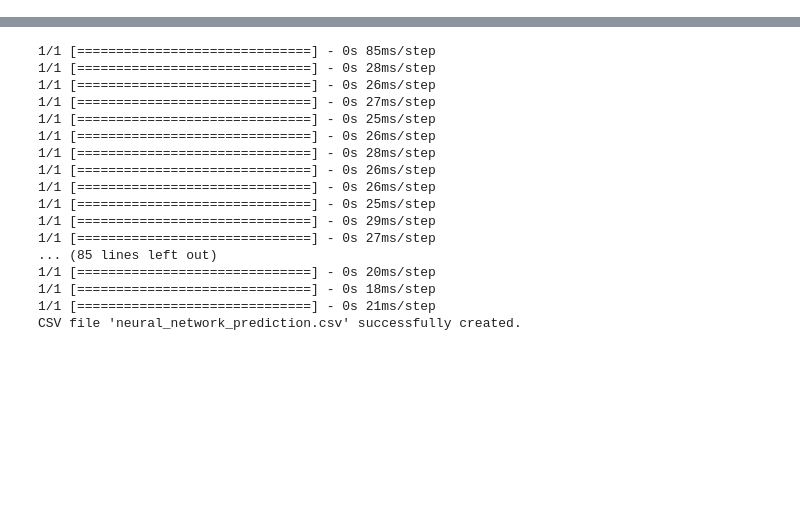
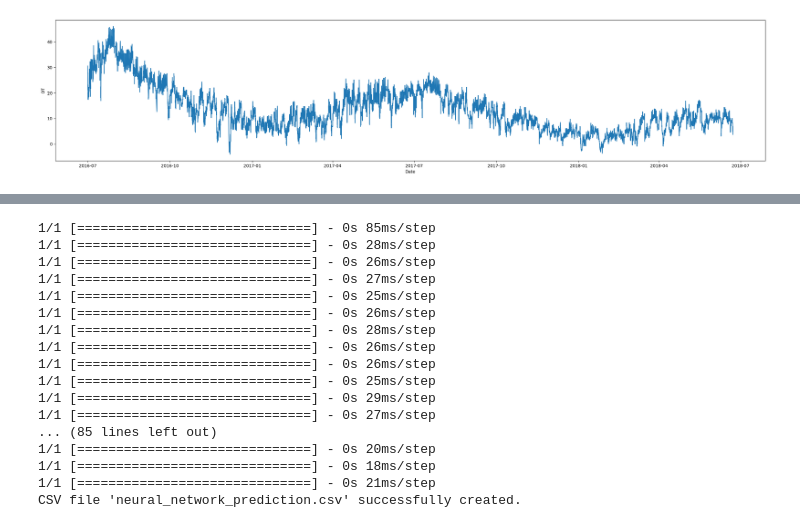
Before and after one commit to momoWantLearn/time_series_classification, a Jupyter notebook: neural_network.ipynb, the cells around one changed output, grey strips where cells are left out. Drawn from its saved outputs; the diff is of its cells as text; code cells hidden in the pictures; blank space fills up the shorter version.

```diff
--- a/neural_network.ipynb
+++ b/neural_network.ipynb
@@ -77,0 +10,6 @@ print(len(extracted_data))
+# %%
+import pandas as pd
+
+df = pd.read_csv('ETTh1_without_missing.csv')
+df['date'] = pd.to_datetime(df['date'])
+df
@@ -77,0 +63,12 @@ print(len(extracted_data))
+# %%
+import seaborn as sns
+import matplotlib.pyplot as plt
+plt.figure(figsize=(30, 6))
+sns.lineplot(data=df[['date', 'OT']], x='date', y='OT', legend=False)
+plt.xlabel('Date')
+plt.ylabel('OT')
+plt.title(f"")
+# plt.gca().invert_yaxis()
+plt.show()
+# %% [output]
+[figure, added]
```
Also changed, not shown: parts of 9 cells of this notebook, 3 other files.
